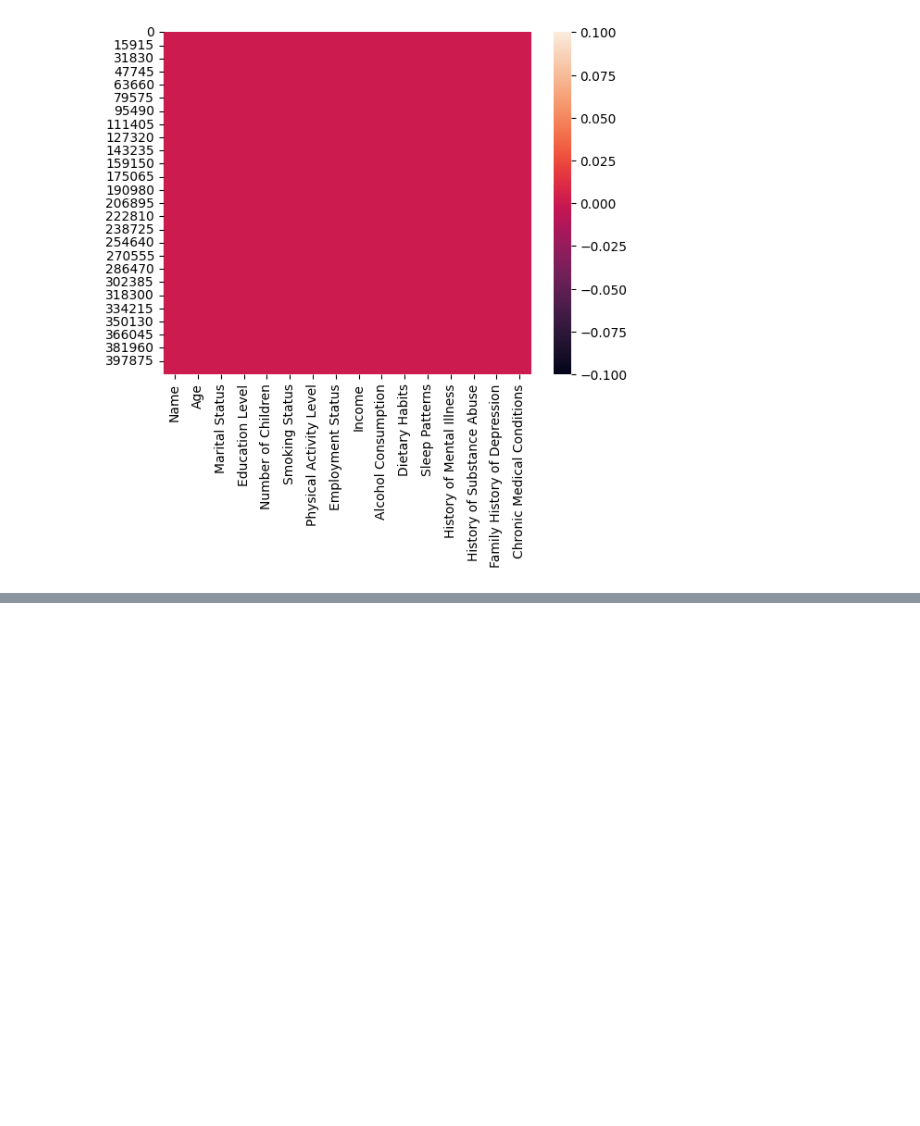
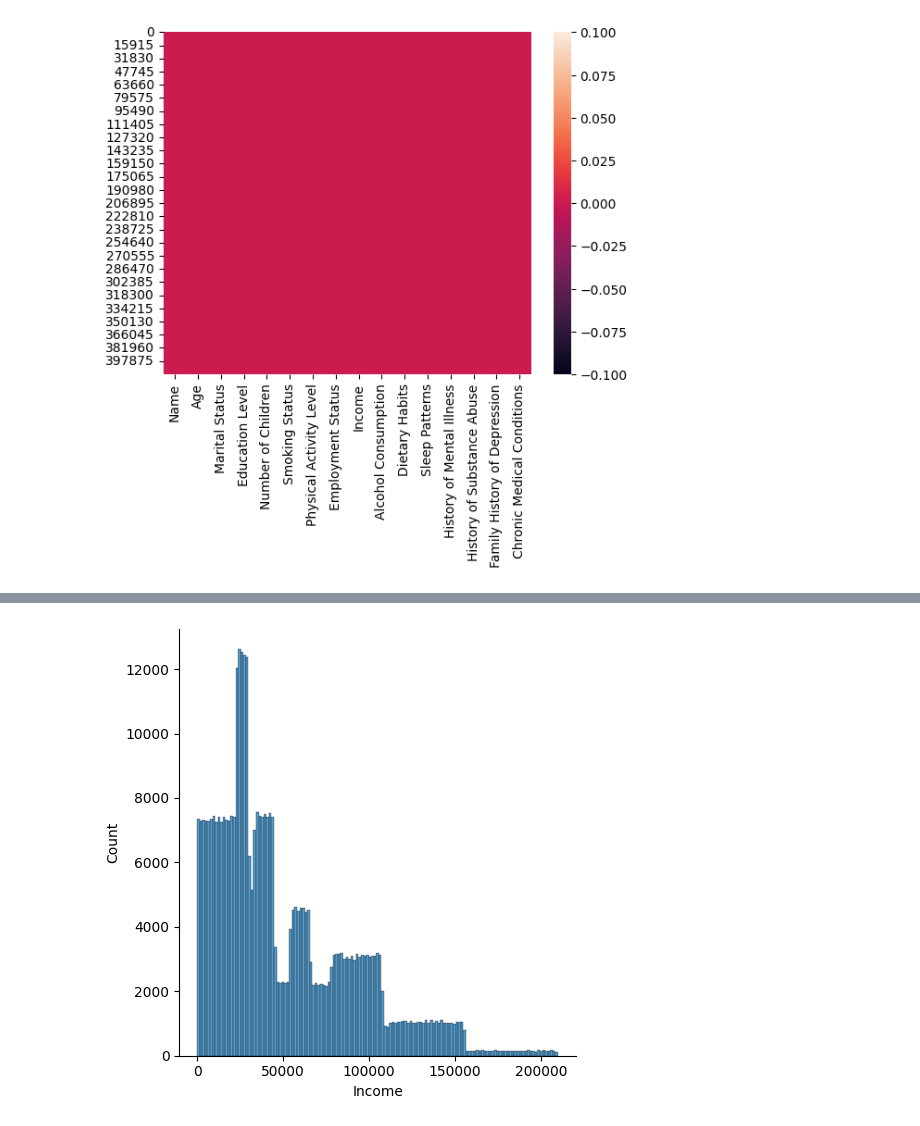
Before and after one commit to UjjwalRana12/Regression-ML, a Jupyter notebook: z_practice/depression.ipynb, the cells around one changed output, grey strips where cells are left out. Drawn from its saved outputs; the diff is of its cells as text; code cells hidden in the pictures; blank space fills up the shorter version.

```diff
--- a/z_practice/depression.ipynb
+++ b/z_practice/depression.ipynb
@@ -85,0 +84,5 @@ dtype: int64
+# %%
+sns.displot(dataset["Income"])
+plt.show()
+# %% [output]
+[figure, added]
```
Also changed, not shown: parts of 3 cells of this notebook, 8 other files.
